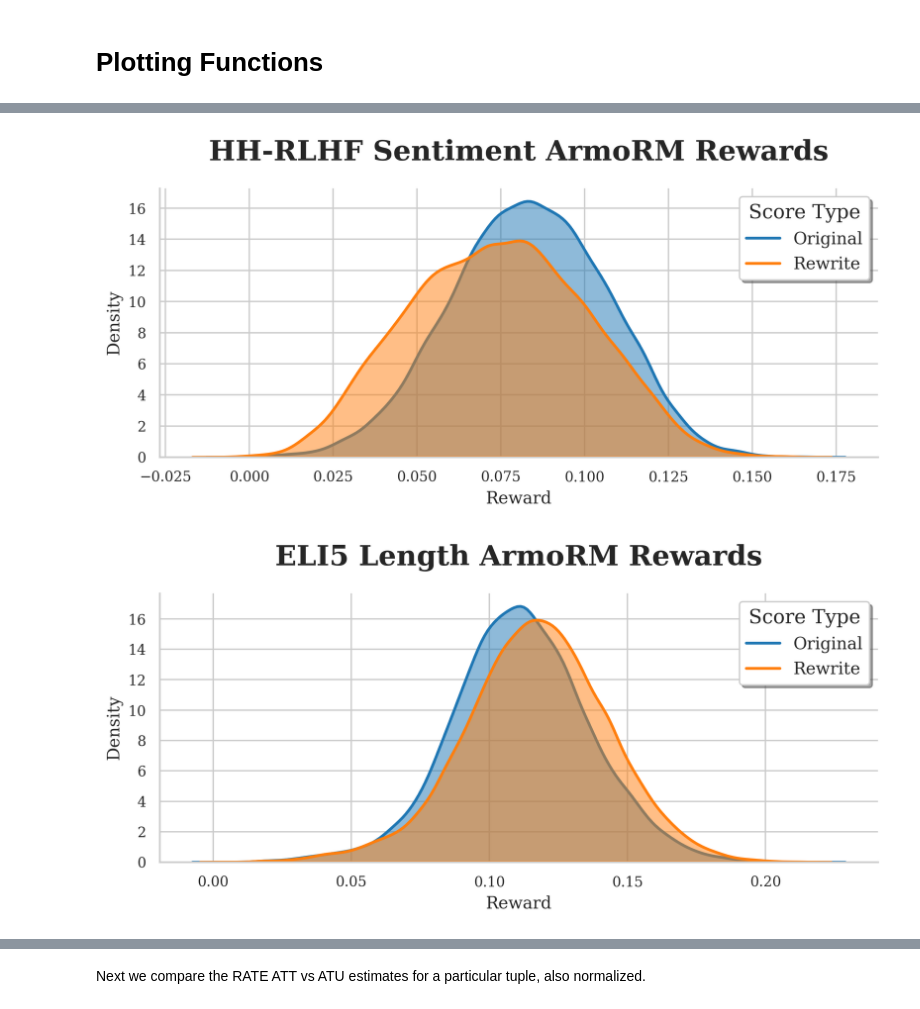
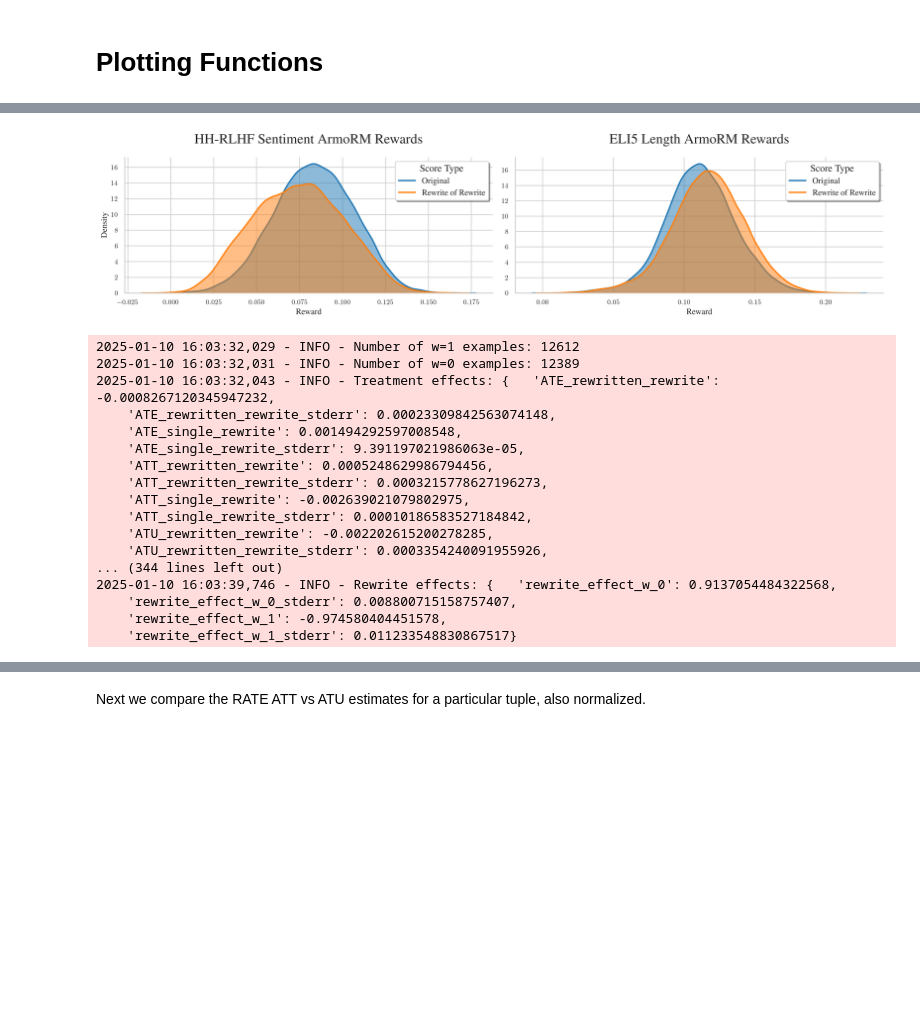
Before and after one commit to toddnief/RATE, a Jupyter notebook: notebooks/results.ipynb, the cells around one changed output, grey strips where cells are left out. Drawn from its saved outputs; the diff is of its cells as text; code cells hidden in the pictures; blank space fills up the shorter version.

```diff
--- a/notebooks/results.ipynb
+++ b/notebooks/results.ipynb
@@ -16,24 +21,23 @@ warnings.filterwarnings('ignore')
 # %%
 hh_rlhf_template = {
         "dataset_name": "HH-RLHF",
         "concept": "Sentiment",
         "score": "ArmoRM",
         "reward_key": "RLHFlow/ArmoRM-Llama3-8B-v0.1",
         "dataset_filename": "hh_rlhf_sentiment_scored_complete.jsonl"
     }
 eli5_template = {
         "dataset_name": "ELI5",
         "concept": "Length",
         "score": "ArmoRM",
         "reward_key": "ArmoRM",
         "dataset_filename": "eli5_length_complete_scored_20240919_170111.jsonl"
     }
 
-plot_scores(hh_rlhf_template, SCORED_DIR)
-plot_scores(eli5_template, SCORED_DIR)
+templates = [hh_rlhf_template, eli5_template]
+plot_scores(templates, SCORED_DIR)
 # %% [output]
-[figure, old version]
+[figure, new version]
-[figure, removed]
 # %%
 config = load_dataset_from_json(Path("config_plotting.jsonl"))
 
@@ -46,8 +50,26 @@ for effects_template in experiment_templates:
     dataset_filename = effects_template["dataset_filename"]
     dataset_filename = Path(dataset_filename)
     dataset = load_dataset_from_json(SCORED_DIR / "complete" / dataset_filename)
-    effects = calculate_treatment_effects(dataset, **effects_template)
+    effects = treatment_effects_pipeline(dataset, **effects_template)
     effects_data.append(effects)
+# %% [output]
+2025-01-10 16:03:32,029 - INFO - Number of w=1 examples: 12612
+2025-01-10 16:03:32,031 - INFO - Number of w=0 examples: 12389
+2025-01-10 16:03:32,043 - INFO - Treatment effects: {   'ATE_rewritten_rewrite': -0.0008267120345947232,
+    'ATE_rewritten_rewrite_stderr': 0.00023309842563074148,
+    'ATE_single_rewrite': 0.001494292597008548,
+    'ATE_single_rewrite_stderr': 9.391197021986063e-05,
+    'ATT_rewritten_rewrite': 0.0005248629986794456,
+    'ATT_rewritten_rewrite_stderr': 0.0003215778627196273,
+    'ATT_single_rewrite': -0.002639021079802975,
+    'ATT_single_rewrite_stderr': 0.00010186583527184842,
+    'ATU_rewritten_rewrite': -0.002202615200278285,
+    'ATU_rewritten_rewrite_stderr': 0.0003354240091955926,
+... (344 lines left out)
+2025-01-10 16:03:39,746 - INFO - Rewrite effects: {   'rewrite_effect_w_0': 0.9137054484322568,
+    'rewrite_effect_w_0_stderr': 0.008800715158757407,
+    'rewrite_effect_w_1': -0.974580404451578,
+    'rewrite_effect_w_1_stderr': 0.011233548830867517}
 # %%
 reward_models = ['FsfairX-LLaMA3-RM-v0.1', 'NCSOFT/Llama-3-OffsetBias-RM-8B', 'ArmoRM']
 naive_vs_RATE(effects_data, experiment_templates, reward_models, normalize = 'reward_std')
```
Also changed, not shown: parts of 8 cells of this notebook, 2 other files.
